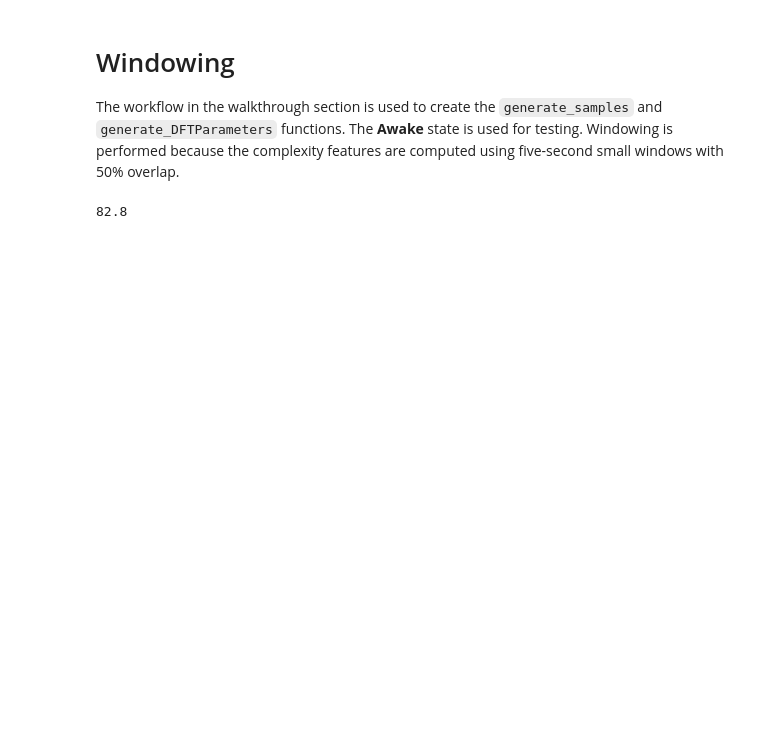
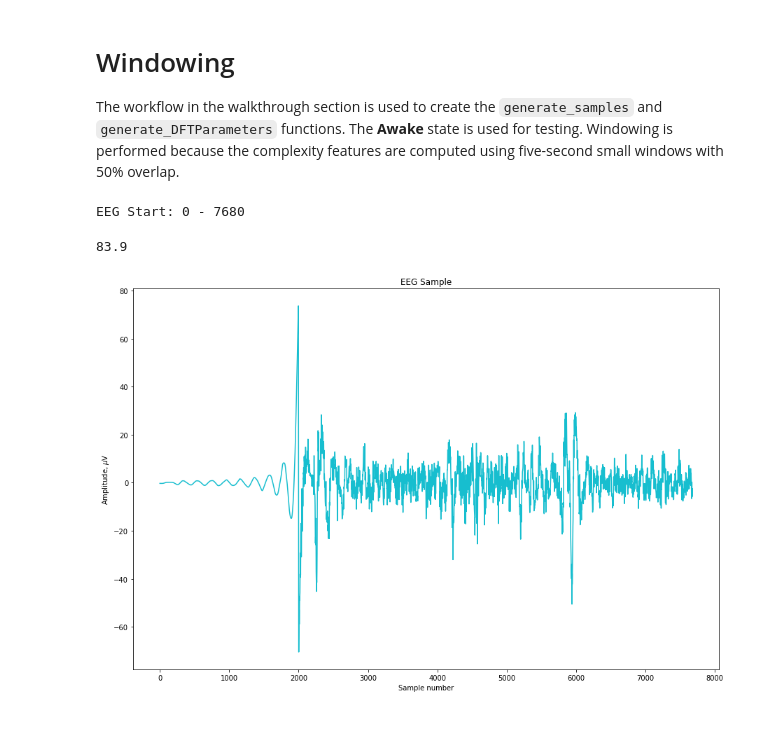
Before and after one commit to RashidCodes/EEG-Analysis, a Jupyter notebook: Research Methodology.ipynb, the cells around one changed output. Cells and saved outputs as stored; diff of their text form; code cells hidden in the pictures; blank space fills up the shorter version.

Commit message:
corrected windowing

````diff
--- a/Research Methodology.ipynb
+++ b/Research Methodology.ipynb
@@ -200,7 +206,7 @@ plt.show()
 The workflow in the walkthrough section is used to create the ```generate_samples``` and ```generate_DFTParameters``` functions. The **Awake** state is used for testing. Windowing is performed because the complexity features are computed using five-second small windows with 50% overlap.
 # %%
 # Generate the windows
-def generate_samples(bis, eeg, window_size=5, overlap=0.5, sampling_rate=128):
+def generate_samples(bis, eeg, window_size=60, sampling_rate=128, verbose=False):
     """
     Generates EEG samples for consecutive windows
     and their corresponding BIS value
@@ -209,16 +215,13 @@ def generate_samples(bis, eeg, window_size=5, overlap=0.5, sampling_rate=128):
     Parameters
     ----------
     eeg: (n,) array.
-        EEG Sample. Length MUST be a multiple of *samping_rate*.
+        EEG Sample.
 
     bis: (n,) array
         BIS Sample
 
     window_size: int, default: 5
         Duration of each window in seconds
-
-    overlap: float, default: 0.5
-        Overlap of samples
 
     sampling_rate: float default: 128
         Sampling rate of the EEG sample in Hz.
@@ -254,22 +257,15 @@ def generate_samples(bis, eeg, window_size=5, overlap=0.5, sampling_rate=128):
     The function works well with the generate_DFTParameters function.
 
     >>> generate_DFTParameters(sample)
-           Sampen_Delta  Sampen_Beta  Sampen_Theta  Sampen_Gamma  Sampen_Alpha   BIS
-    0      0.075986      0.206614     0.405465      1.290984      0.980829       84.5
+    [0.075986      0.206614     0.405465      1.290984      0.980829       84.5]
 
     """
 
     bis_len = len(bis)
-    eeg_len = len(eeg)
 
     if bis_len < window_size:
         print("Length of BIS values must be greater than {}".format(window_size))
         return
-
-    if eeg_len < bis_len * sampling_rate:
-        print("Not enough EEG samples")
-        return
-
 
 
     start, end = 0, window_size
@@ -281,32 +277,46 @@ def generate_samples(bis, eeg, window_size=5, overlap=0.5, sampling_rate=128):
         if end > bis_len:
             break
 
-        bis_mode = stats.mode(bis[start:end]).mode[0]
+        bis_idx = bis[start:end][-1]
 
         eeg_sample = eeg[eeg_start:eeg_end]
 
         data = namedtuple('EEG_Sample', ['eeg', 'bis'])
 
-        tup = data(eeg_sample, bis_mode)
+        tup = data(eeg_sample, bis_idx)
+
+        if verbose:
+            print("EEG Start: {} - {}".format(eeg_start, eeg_end))
 
         yield tup
 
         # update ranges
-        start += floor(window_size * overlap)
-        end += floor(window_size * overlap)
+        start += 1
+        end += 1
 
         eeg_start = start * sampling_rate
         eeg_end = end * sampling_rate
 # %%
 # A generator that generates EEG signals
-gen = generate_samples(awake, eeg_sample, window_size=5)
+gen = generate_samples(awake, eeg_sample, verbose=True)
 # %%
 # Generate a sample EEG signal
 sample = next(gen)
+# %% [output]
+EEG Start: 0 - 7680
 # %%
 sample.bis
 # %% [output]
-82.8
+83.9
+# %%
+figure = plt.figure(figsize=(15, 10))
+plt.title("EEG Sample")
+plt.ylabel("Amplitude, $\mu$V")
+plt.xlabel("Sample number")
+plt.plot(sample.eeg, c='tab:cyan')
+plt.show()
+# %% [output]
+[figure, added]
 # %% [markdown]
 <br/>
 # %% [markdown]
````
Also changed, not shown: parts of 17 cells of this notebook, 1 other file.
